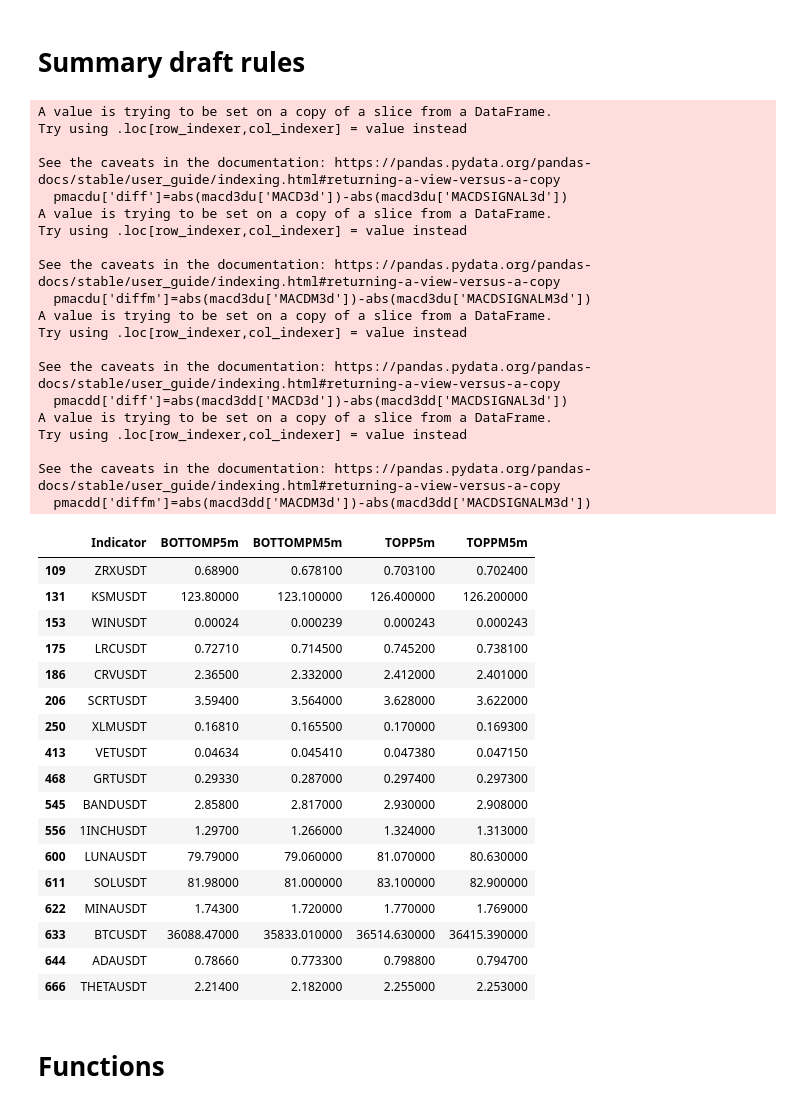
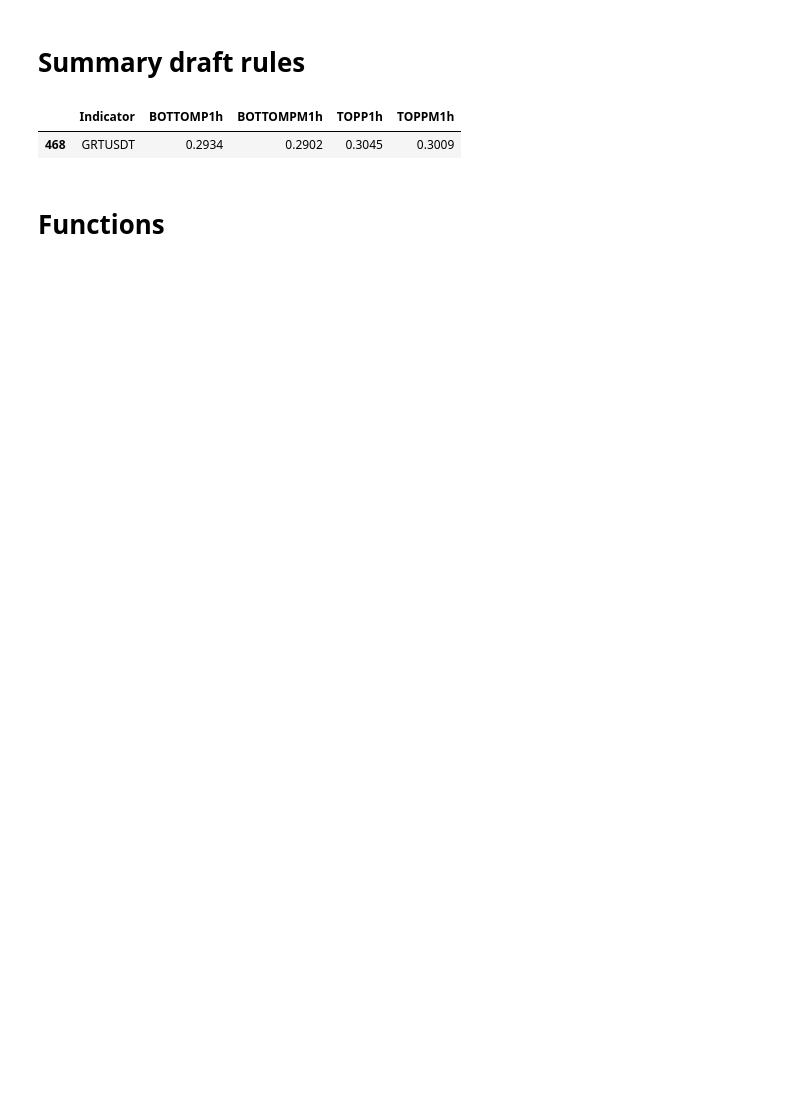
Before and after one commit to hjabbour/ML, a Jupyter notebook: STRSIMACDSMATOPBOTTOM-ML-Draft.ipynb, the cells around one changed output. Saved outputs shown, nothing was run; the diff lists cells and outputs as text; code cells hidden in the pictures; blank space fills up the shorter version.

```diff
--- a/STRSIMACDSMATOPBOTTOM-ML-Draft.ipynb
+++ b/STRSIMACDSMATOPBOTTOM-ML-Draft.ipynb
@@ -188,8 +188,8 @@ for interval in intervals:
                 dflive['SMA200'] = SMA(dflive['c'],200)
                 dflive['MACD'] = MMACD(dflive['c'])[0]
                 dflive['MACDSIGNAL'] = MMACD(dflive['c'])[1]
-                dflive['BTTOMP'] = FBOTTOMP(dflive['l'],5)
-                dflive['TPP'] = FTOPP(dflive['h'],5)
+                dflive['BTTOMP'] = FBOTTOMP(dflive['l'],10)
+                dflive['TPP'] = FTOPP(dflive['h'],10)
 
 
 
@@ -623,81 +638,52 @@ test = final.loc[(MACDGAPD3d)& rule3dover & rule3dRSIup]
 macd1d = final.loc[(MACDGAPD1d)& rule1dRSIup]
 macd3du = final.loc[(MACDGAPU3d)]
 macd3dd = final.loc[(MACDGAPD3d)]
-
+macd1du = final.loc[(MACDGAPU1d)]
+macd1dd = final.loc[(MACDGAPD1d)]
 
 macd3d1d = final.loc[(MACDGAPD1d &  (MACDGAPD3d)  & rule3dRSIup & rule1dRSIup )]
 macd1dcross = final.loc[MACDCROSS1d]
 macd12hcross = final.loc[MACDCROSS12h]
 macd8hcross = final.loc[MACDCROSS8h]
 macd4hcross = final.loc[MACDCROSS4h]
 
 macd3dd
 #macd12hcross
 #macd12hcross
 #macd4hcross
 #macd3d1d
 #macd1d
-pmacdu = macd3du[['Indicator','MACD3d','MACDSIGNAL3d','MACDM3d','MACDSIGNALM3d']]
-pmacdu['diff']=abs(macd3du['MACD3d'])-abs(macd3du['MACDSIGNAL3d'])
-pmacdu['diffm']=abs(macd3du['MACDM3d'])-abs(macd3du['MACDSIGNALM3d'])
+#pmacdu = macd3du[['Indicator','MACD3d','MACDSIGNAL3d','MACDM3d','MACDSIGNALM3d']]
+#pmacdu['diff']=abs(macd3du['MACD3d'])-abs(macd3du['MACDSIGNAL3d'])
+#pmacdu['diffm']=abs(macd3du['MACDM3d'])-abs(macd3du['MACDSIGNALM3d'])
 
-pmacdd = macd3dd[['Indicator','MACD3d','MACDSIGNAL3d','MACDM3d','MACDSIGNALM3d']]
-pmacdd['diff']=abs(macd3dd['MACD3d'])-abs(macd3dd['MACDSIGNAL3d'])
-pmacdd['diffm']=abs(macd3dd['MACDM3d'])-abs(macd3dd['MACDSIGNALM3d'])
+#pmacdd = macd3dd[['Indicator','MACD3d','MACDSIGNAL3d','MACDM3d','MACDSIGNALM3d']]
+#pmacdd['diff']=abs(macd3dd['MACD3d'])-abs(macd3dd['MACDSIGNAL3d'])
+#pmacdd['diffm']=abs(macd3dd['MACDM3d'])-abs(macd3dd['MACDSIGNALM3d'])
 
 test = final[['Indicator','BOTTOMP1h','BOTTOMPM1h','TOPP1h','TOPPM1h']]
 test15 = final[['Indicator','BOTTOMP15m','BOTTOMPM15m','TOPP15m','TOPPM15m']]
 test5 = final[['Indicator','BOTTOMP5m','BOTTOMPM5m','TOPP5m','TOPPM5m']]
+test30 = final[['Indicator','BOTTOMP30m','BOTTOMPM30m','TOPP30m','TOPPM30m']]
 
-higherhi = test.loc[HIHI15m & HILO15m]
-#higherhi = test.loc[HIHI1h & HILO1h]
-higherhi = test5.loc[HIHI5m & HILO5m]
+
+#higherhi = test15.loc[HIHI15m & HILO15m]
+#higherhi = test30.loc[HIHI30m & HILO30m]
+higherhi = test.loc[HIHI1h & HILO1h]
+#higherhi = test5.loc[HIHI5m & HILO5m]
 #higherhi = test15.loc[HIHI15m ]
+#higherhi = test.loc[HIHI1h]
 #higherhi = test5.loc[HIHI5m ]
 #higherlo = test5.loc[HILO5m ]
 #higherlo = test15.loc[HILO15m ]
 
 
 higherhi
+#macd3dd
+#macd1du
 # %% [output]
-A value is trying to be set on a copy of a slice from a DataFrame.
-Try using .loc[row_indexer,col_indexer] = value instead
-
-See the caveats in the documentation: https://pandas.pydata.org/pandas-docs/stable/user_guide/indexing.html#returning-a-view-versus-a-copy
-  pmacdu['diff']=abs(macd3du['MACD3d'])-abs(macd3du['MACDSIGNAL3d'])
-A value is trying to be set on a copy of a slice from a DataFrame.
-Try using .loc[row_indexer,col_indexer] = value instead
-
-See the caveats in the documentation: https://pandas.pydata.org/pandas-docs/stable/user_guide/indexing.html#returning-a-view-versus-a-copy
-  pmacdu['diffm']=abs(macd3du['MACDM3d'])-abs(macd3du['MACDSIGNALM3d'])
-A value is trying to be set on a copy of a slice from a DataFrame.
-Try using .loc[row_indexer,col_indexer] = value instead
-
-See the caveats in the documentation: https://pandas.pydata.org/pandas-docs/stable/user_guide/indexing.html#returning-a-view-versus-a-copy
-  pmacdd['diff']=abs(macd3dd['MACD3d'])-abs(macd3dd['MACDSIGNAL3d'])
-A value is trying to be set on a copy of a slice from a DataFrame.
-Try using .loc[row_indexer,col_indexer] = value instead
-
-See the caveats in the documentation: https://pandas.pydata.org/pandas-docs/stable/user_guide/indexing.html#returning-a-view-versus-a-copy
-  pmacdd['diffm']=abs(macd3dd['MACDM3d'])-abs(macd3dd['MACDSIGNALM3d'])
-|  | Indicator | BOTTOMP5m | BOTTOMPM5m | TOPP5m | TOPPM5m |
-| 109 | ZRXUSDT | 0.68900 | 0.678100 | 0.703100 | 0.702400 |
-| 131 | KSMUSDT | 123.80000 | 123.100000 | 126.400000 | 126.200000 |
-| 153 | WINUSDT | 0.00024 | 0.000239 | 0.000243 | 0.000243 |
-| 175 | LRCUSDT | 0.72710 | 0.714500 | 0.745200 | 0.738100 |
-| 186 | CRVUSDT | 2.36500 | 2.332000 | 2.412000 | 2.401000 |
-| 206 | SCRTUSDT | 3.59400 | 3.564000 | 3.628000 | 3.622000 |
-| 250 | XLMUSDT | 0.16810 | 0.165500 | 0.170000 | 0.169300 |
-| 413 | VETUSDT | 0.04634 | 0.045410 | 0.047380 | 0.047150 |
-| 468 | GRTUSDT | 0.29330 | 0.287000 | 0.297400 | 0.297300 |
-| 545 | BANDUSDT | 2.85800 | 2.817000 | 2.930000 | 2.908000 |
-| 556 | 1INCHUSDT | 1.29700 | 1.266000 | 1.324000 | 1.313000 |
-| 600 | LUNAUSDT | 79.79000 | 79.060000 | 81.070000 | 80.630000 |
-| 611 | SOLUSDT | 81.98000 | 81.000000 | 83.100000 | 82.900000 |
-| 622 | MINAUSDT | 1.74300 | 1.720000 | 1.770000 | 1.769000 |
-| 633 | BTCUSDT | 36088.47000 | 35833.010000 | 36514.630000 | 36415.390000 |
-| 644 | ADAUSDT | 0.78660 | 0.773300 | 0.798800 | 0.794700 |
-| 666 | THETAUSDT | 2.21400 | 2.182000 | 2.255000 | 2.253000 |
+|  | Indicator | BOTTOMP1h | BOTTOMPM1h | TOPP1h | TOPPM1h |
+| 468 | GRTUSDT | 0.2934 | 0.2902 | 0.3045 | 0.3009 |
 # %% [markdown]
 # Functions
 # %%
```
Also changed, not shown: parts of 44 cells of this notebook, 4 other files.
